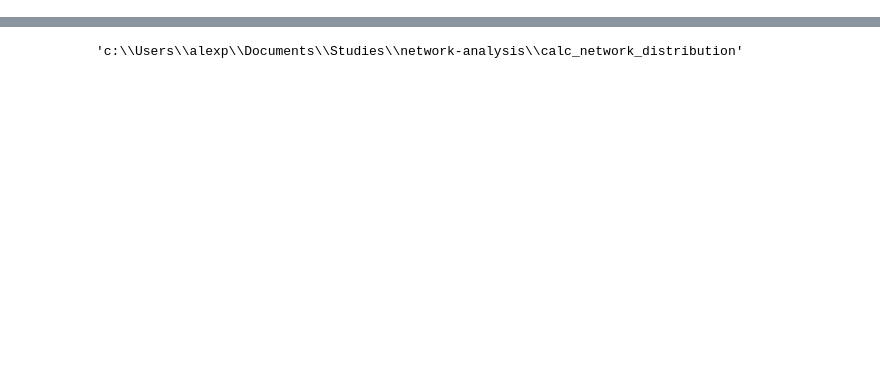
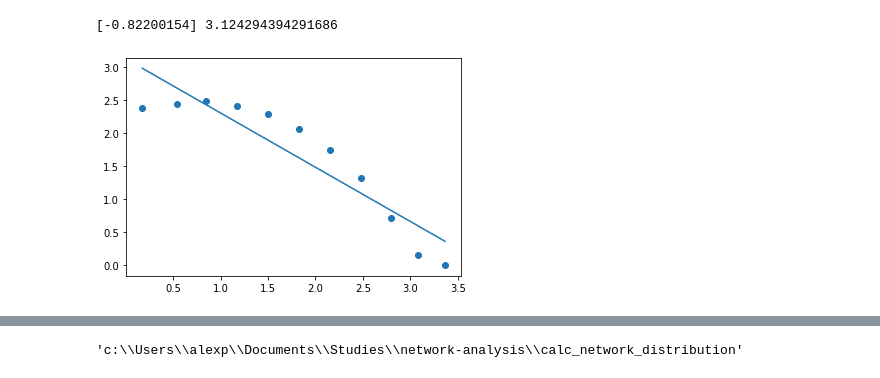
Before and after one commit to Alexflames/local-degree-asymmetry, a Jupyter notebook: calc_network_distribution/calc_out_degree.ipynb, the cells around one changed output, grey strips where cells are left out. Saved outputs shown, nothing was run; the diff lists cells and outputs as text; code cells hidden in the pictures; blank space fills up the shorter version.

```diff
--- a/calc_network_distribution/calc_out_degree.ipynb
+++ b/calc_network_distribution/calc_out_degree.ipynb
@@ -108 +110,6 @@ get_and_visualize_out_degree_distribution("rec-amazon-ratings-sorted.edges")
+# %%
+get_and_visualize_out_degree_distribution("ca-cit-HepPh-sorted.edges")
+# %% [output]
+[-0.82200154] 3.124294394291686
+[figure, added]
 # %%
```
Also changed, not shown: parts of 8 cells of this notebook, 9 other files.
